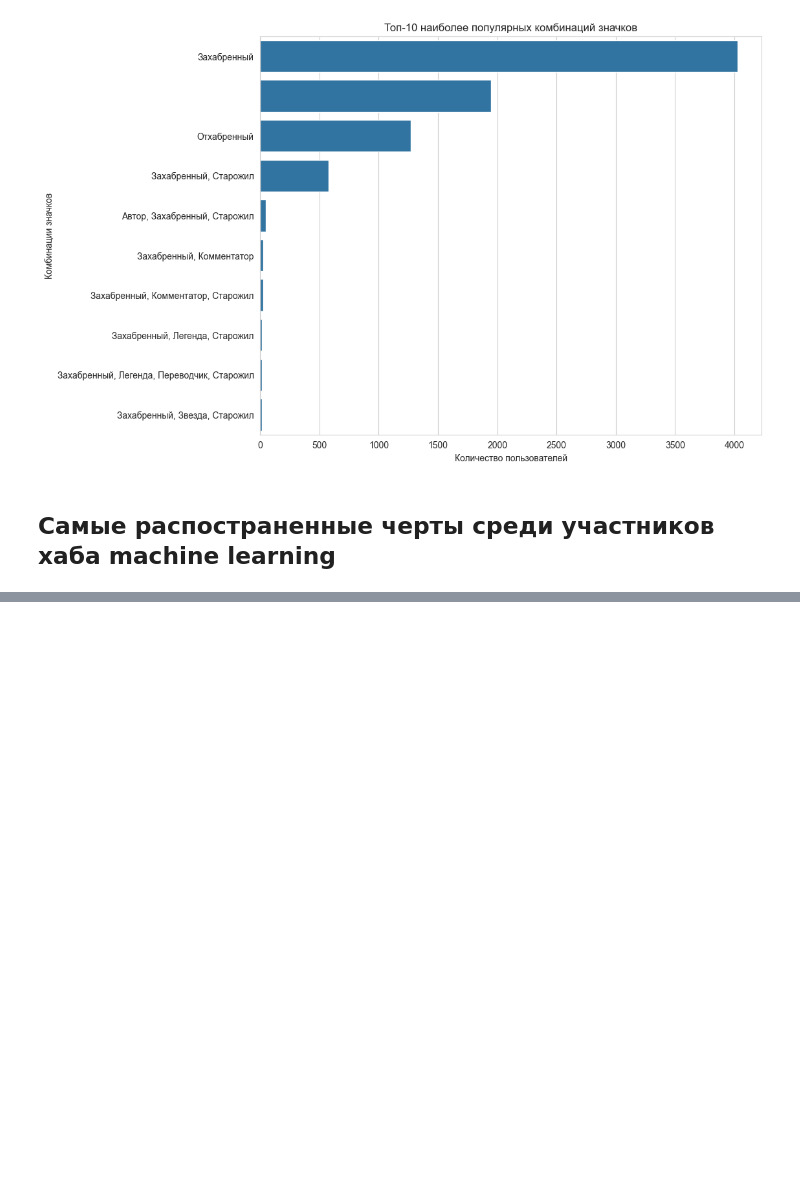
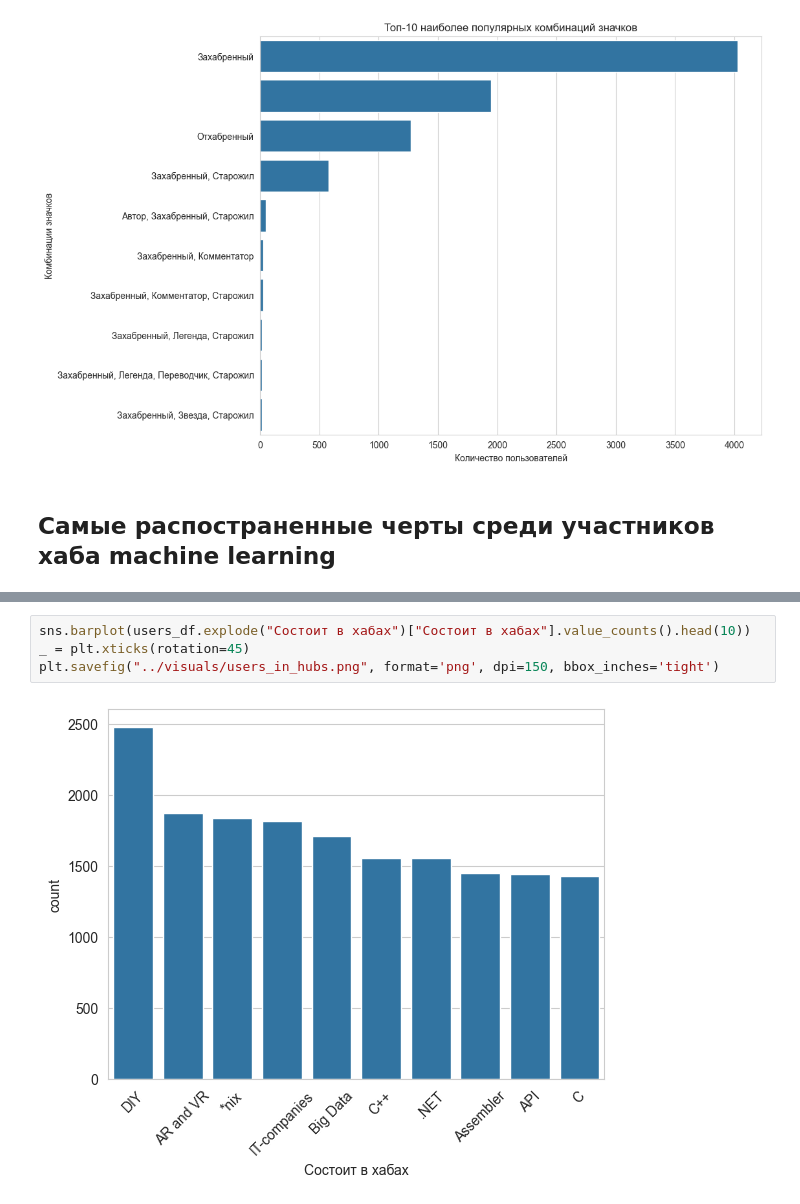
Before and after one commit to Mayonnaise-Slap/ICT-2024-practice, a Jupyter notebook: data_analysis/users_analysis.ipynb, the cells around one changed output, grey strips where cells are left out. Cells and saved outputs as stored; diff of their text form; blank space fills up the shorter version.

```diff
--- a/data_analysis/users_analysis.ipynb
+++ b/data_analysis/users_analysis.ipynb
@@ -230,3 +214,9 @@ pd.DataFrame(probable_values)
 # %% [output]
 |  | tag | karma | rating | В рейтинге | Зарегистрирован | Значки | Откуда | Дата рождения | ... |
 | 0 | @Maccimo | 0.0 | 0.0 | Не участвует | 2011-10-07 | Захабренный | Москва, Москва и Московская обл.,... | 2002-04-13 | ... |
+# %%
+sns.barplot(users_df.explode("Состоит в хабах")["Состоит в хабах"].value_counts().head(10))
+_ = plt.xticks(rotation=45)
+plt.savefig("../visuals/users_in_hubs.png", format='png', dpi=150, bbox_inches='tight')
+# %% [output]
+[figure, added]
```
Also changed, not shown: parts of 7 cells of this notebook, 4 other files.
